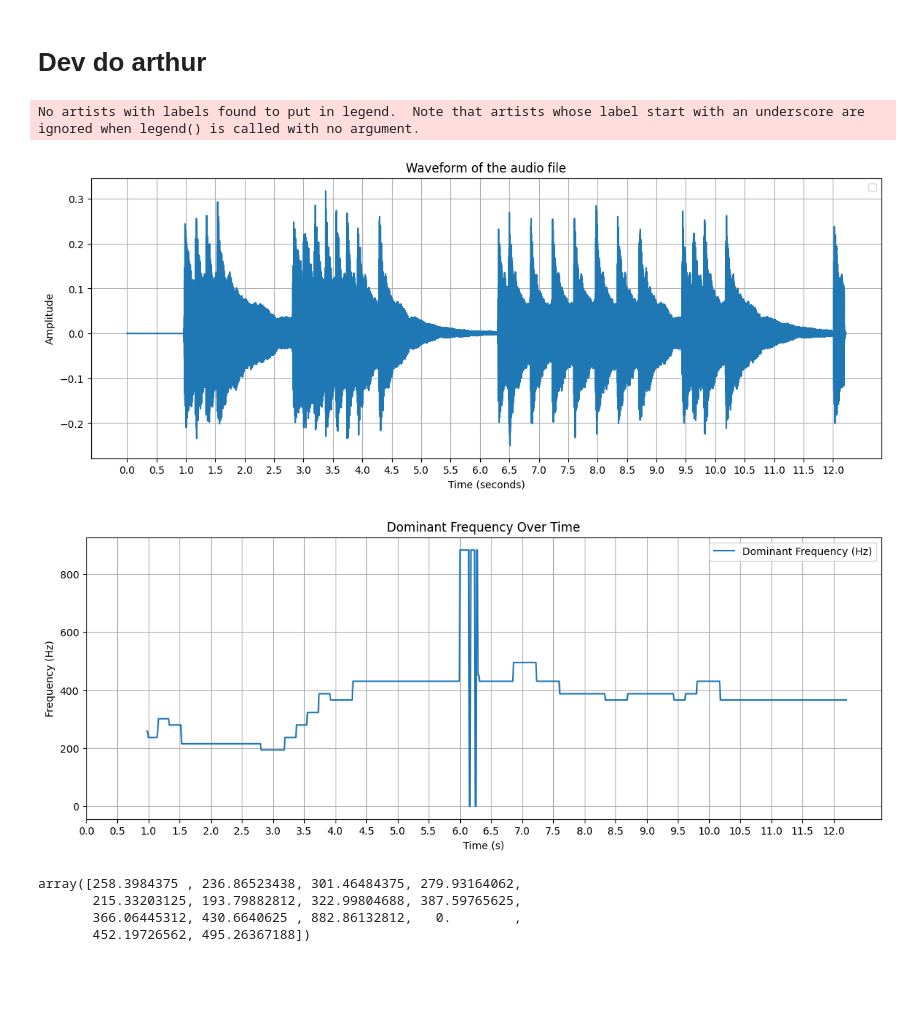
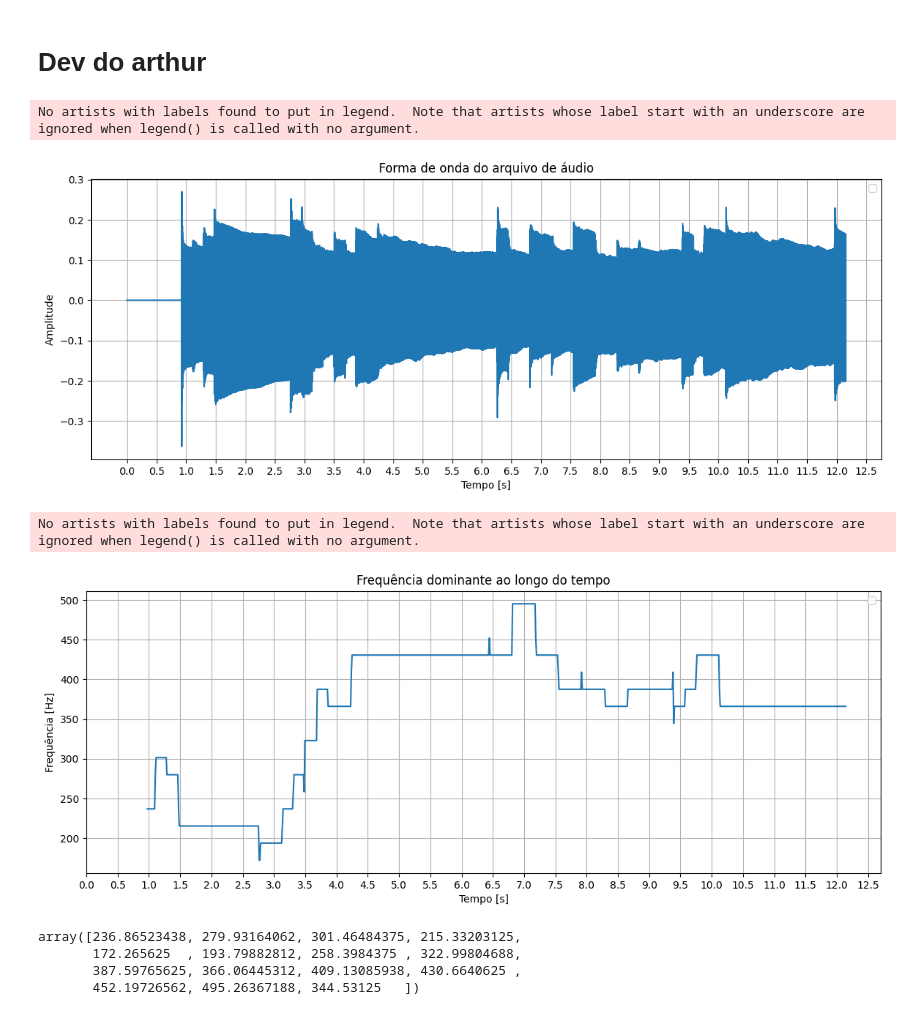
Before and after one commit to murillostein/projeto-vibracoes, a Jupyter notebook: 01_definicao_faixa_sonora.ipynb, the cells around one changed output. Drawn from its saved outputs; the diff is of its cells as text; code cells hidden in the pictures; blank space fills up the shorter version.

```diff
--- a/01_definicao_faixa_sonora.ipynb
+++ b/01_definicao_faixa_sonora.ipynb
@@ -77,22 +81,22 @@ plt.show()
 import librosa
 import librosa.display
 # %%
-y, sr = librosa.load('test.wav', sr=None)
+y, sr = librosa.load('Wave_10s.wav', sr=None)
 # %%
 total_time = len(y) / sr
 time_stamp = np.linspace(0, total_time, len(y))
 plt.figure(figsize=(14, 5))
 plt.plot(time_stamp, y)
-plt.title('Waveform of the audio file')
-plt.xlabel('Time (seconds)')
+plt.title('Forma de onda do arquivo de áudio')
+plt.xlabel('Tempo [s]')
 plt.ylabel('Amplitude')
 plt.legend()
 plt.grid(True)
-plt.xticks(np.arange(0, 12.5, 0.5))
+plt.xticks(np.arange(0, 13, 0.5))
 plt.show()
 # %% [output]
 No artists with labels found to put in legend.  Note that artists whose label start with an underscore are ignored when legend() is called with no argument.
-[figure, old version]
+[figure, new version]
 # %%
 # Compute the STFT
 D = librosa.stft(y, n_fft=2048, hop_length=512)
@@ -125,21 +129,22 @@ df = pd.DataFrame({'t': times, 'f': dominant_frequencies})
 
 # Plotting
 plt.figure(figsize=(14, 5))
-plt.plot(times, dominant_frequencies, label='Dominant Frequency (Hz)')
-plt.xlabel('Time (s)')
-plt.ylabel('Frequency (Hz)')
-plt.title('Dominant Frequency Over Time')
+plt.plot(times, dominant_frequencies)
+plt.xlabel('Tempo [s]')
+plt.ylabel('Frequência [Hz]')
+plt.title('Frequência dominante ao longo do tempo')
 plt.legend()
 plt.grid(True)
-plt.xticks(np.arange(0, 12.5, 0.5))
+plt.xticks(np.arange(0, 13, 0.5))
 plt.show()
 # %% [output]
+No artists with labels found to put in legend.  Note that artists whose label start with an underscore are ignored when legend() is called with no argument.
-[figure, old version]
+[figure, new version]
 # %%
 df.f.unique()
 # %% [output]
-array([258.3984375 , 236.86523438, 301.46484375, 279.93164062,
-       215.33203125, 193.79882812, 322.99804688, 387.59765625,
-       366.06445312, 430.6640625 , 882.86132812,   0.        ,
-       452.19726562, 495.26367188])
+array([236.86523438, 279.93164062, 301.46484375, 215.33203125,
+       172.265625  , 193.79882812, 258.3984375 , 322.99804688,
+       387.59765625, 366.06445312, 409.13085938, 430.6640625 ,
+       452.19726562, 495.26367188, 344.53125   ])
 # %%
```
Also changed, not shown: parts of 31 cells of this notebook, 1 other file.
